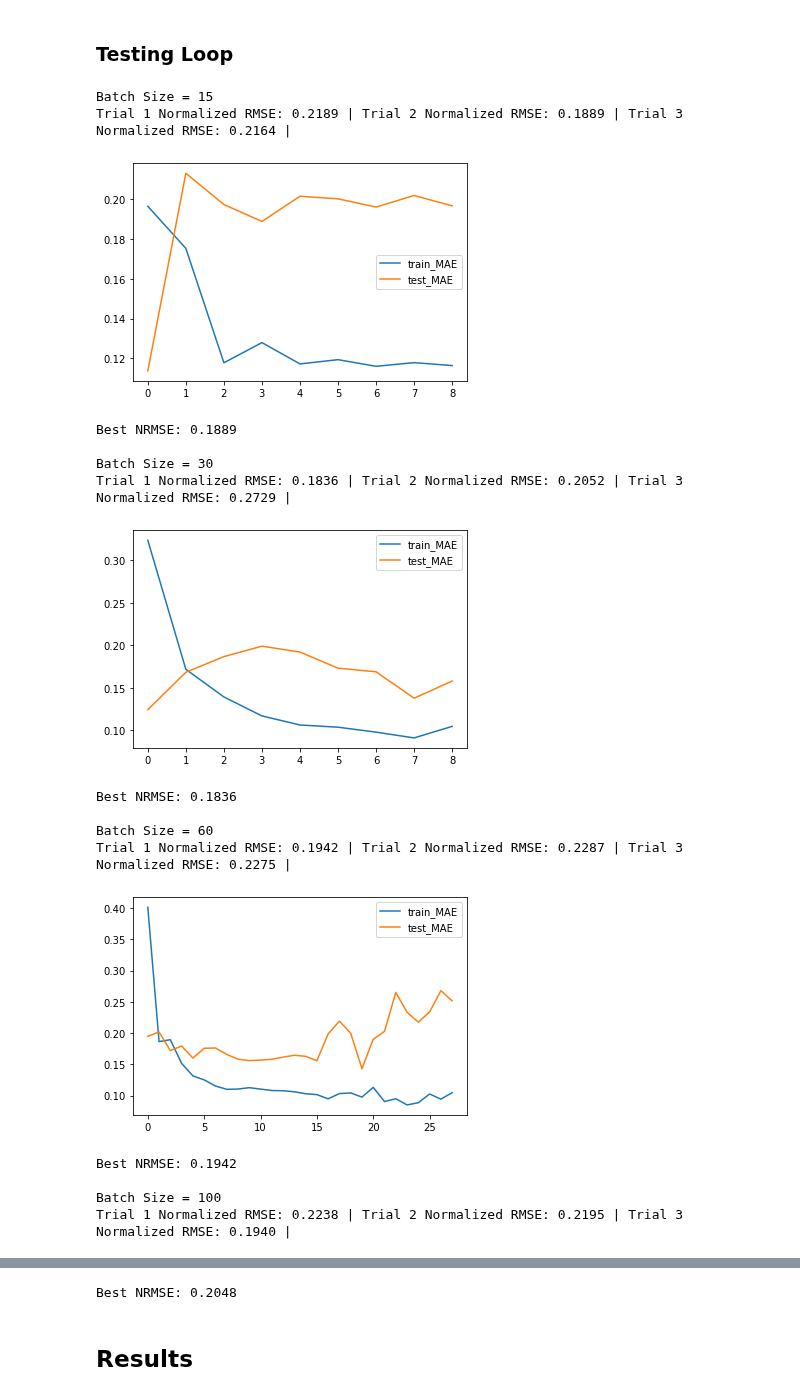
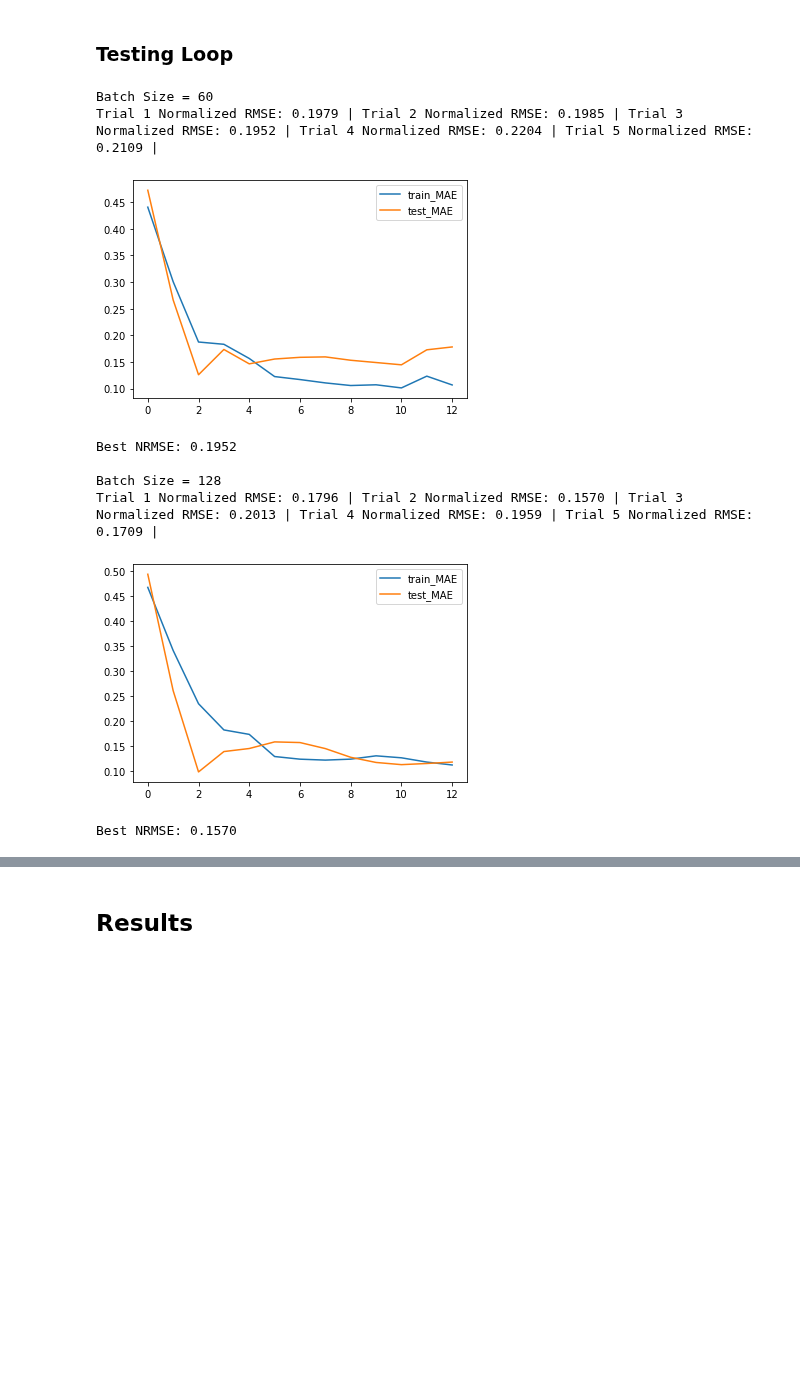
Before and after one commit to TLChilton/Senior_Capstone, a Jupyter notebook: Thomas/LSTMDifferenced.ipynb, the cells around one changed output, grey strips where cells are left out. Cells and saved outputs as stored; diff of their text form; code cells hidden in the pictures; blank space fills up the shorter version.

```diff
--- a/Thomas/LSTMDifferenced.ipynb
+++ b/Thomas/LSTMDifferenced.ipynb
@@ -220,7 +219,7 @@ def fit_lstm(train_X, train_y, test_X, test_y, n_out, batch_size, n_epochs, n_ne
     opt = Adam(learning_rate=lr)
     model.compile(loss='mae', optimizer=opt, metrics=['accuracy'])
 
-    early_stopping = EarlyStopping(monitor='val_loss', mode='min', patience=8, restore_best_weights=True)
+    early_stopping = EarlyStopping(monitor='val_loss', mode='min', patience=10, restore_best_weights=True)
 
     # fit network
     history = model.fit(train_X, train_y,
@@ -240,13 +239,13 @@ def fit_lstm(train_X, train_y, test_X, test_y, n_out, batch_size, n_epochs, n_ne
 from sklearn.metrics import mean_squared_error
 
 # Adjustable Hyperparameters
-n_trials = 3
+n_trials = 5
 n_epochs = 50
 batch_size = 0
 n_neurons = 60
 dropout = 0.1                                      # default is 0.0
-learning_rate = 0.1                               # default is 0.001
-testingArray = [15, 30, 60, 100, 128, 150]
+learning_rate = 0.075                               # default is 0.001
+testingArray = [60, 128]
 verbose = 0                                         # 0, 1, or 2
 thingTested = "Batch Size"                       # just for output purposes
 
@@ -272,47 +271,39 @@ for testingThing in testingArray:
             dropout=dropout,
             lr=learning_rate,
             v=verbose
         )
         # Make Prediction
         yhat = model.predict(predict_X)
         inv_yhat = scaler.inverse_transform(yhat.reshape(-1,1)).reshape(n_out*n_predict)
         # calculate RMSE and NRMSE
         rmse = sqrt(mean_squared_error(inv_y, inv_yhat))
         normalized_rmse = rmse/(mean(inv_y))
         print('Normalized RMSE: %.4f | ' % normalized_rmse, end="")
         # Store the model with the best NRMSE
         if testingThing not in results["best_nrmse"] or normalized_rmse < results["best_nrmse"][testingThing]:
             results["best_nrmse"][testingThing] = normalized_rmse
             results["best_history"][testingThing] = history
             results["best_invyhat"][testingThing] = inv_yhat
             results["best_model"][testingThing] = model
             if "overall_best" not in results["best_nrmse"] or normalized_rmse < results["best_nrmse"]["overall_best"]:
                 results["best_nrmse"]["overall_best"] = normalized_rmse
                 results["best_history"]["overall_best"] = history
                 results["best_invyhat"]["overall_best"] = inv_yhat
                 results["best_model"]["overall_best"] = model
     print()
     pyplot.figure()
     pyplot.plot(results["best_history"][testingThing].history['loss'], label='train_MAE')
     pyplot.plot(results["best_history"][testingThing].history['val_loss'], label='test_MAE')
     pyplot.legend()
     pyplot.show()
     print("Best NRMSE: %.4f\n" %(results["best_nrmse"][testingThing]))
 # %% [output]
-Batch Size = 15
-Trial 1 Normalized RMSE: 0.2189 | Trial 2 Normalized RMSE: 0.1889 | Trial 3 Normalized RMSE: 0.2164 |
+Batch Size = 60
+Trial 1 Normalized RMSE: 0.1979 | Trial 2 Normalized RMSE: 0.1985 | Trial 3 Normalized RMSE: 0.1952 | Trial 4 Normalized RMSE: 0.2204 | Trial 5 Normalized RMSE: 0.2109 |
-[figure, old version]
+[figure, new version]
-Best NRMSE: 0.1889
+Best NRMSE: 0.1952
 
-Batch Size = 30
-Trial 1 Normalized RMSE: 0.1836 | Trial 2 Normalized RMSE: 0.2052 | Trial 3 Normalized RMSE: 0.2729 |
+Batch Size = 128
+Trial 1 Normalized RMSE: 0.1796 | Trial 2 Normalized RMSE: 0.1570 | Trial 3 Normalized RMSE: 0.2013 | Trial 4 Normalized RMSE: 0.1959 | Trial 5 Normalized RMSE: 0.1709 |
-[figure, old version]
+[figure, new version]
-Best NRMSE: 0.1836
-
-Batch Size = 60
-Trial 1 Normalized RMSE: 0.1942 | Trial 2 Normalized RMSE: 0.2287 | Trial 3 Normalized RMSE: 0.2275 |
+Best NRMSE: 0.1570
-[figure, removed]
-Best NRMSE: 0.1942
-
-Batch Size = 100
-Trial 1 Normalized RMSE: 0.2238 | Trial 2 Normalized RMSE: 0.2195 | Trial 3 Normalized RMSE: 0.1940 |
@@ -330,4 +310,3 @@ Trial 1 Normalized RMSE: 0.2100 | Trial 2 Normalized RMSE: 0.2560 | Trial 3 Norm
-Best NRMSE: 0.2048
 # %% [markdown]
 ## Results
 # %%
```
Also changed, not shown: parts of 8 cells of this notebook, 6 other files.
